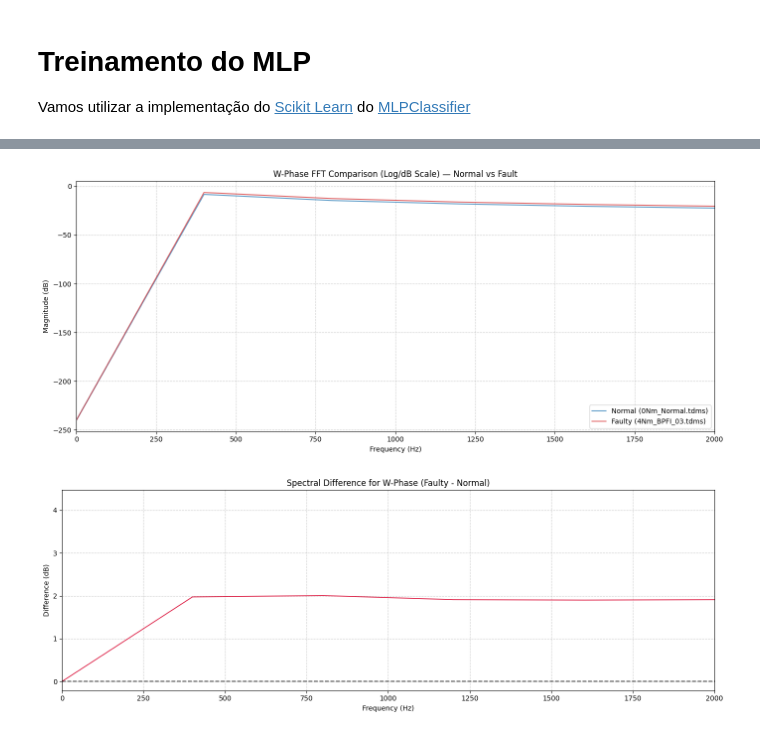
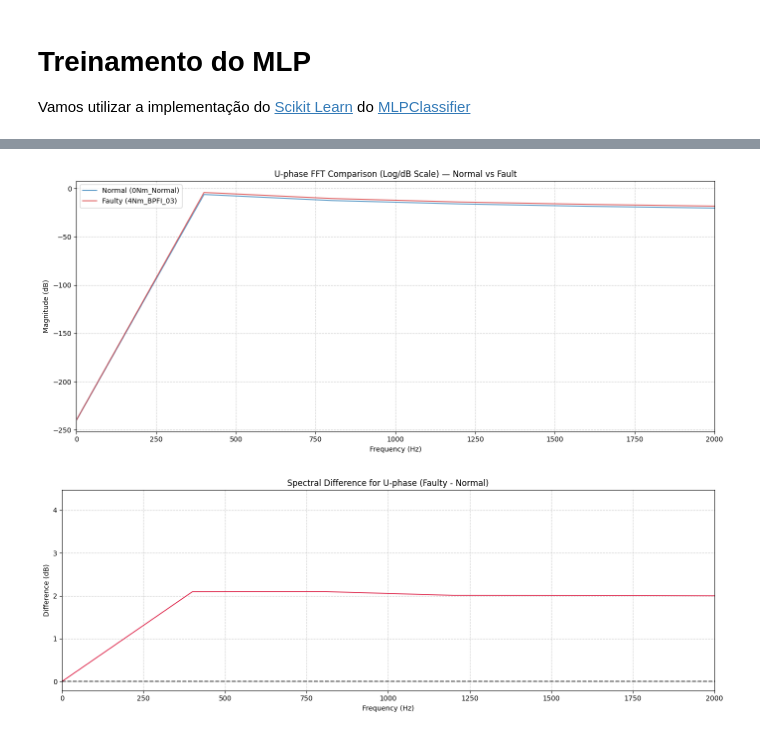
Before and after one commit to Carloscerq/CI-Digital-PBL---Circuitos-Digitais-IV, a Jupyter notebook: Scripts/mlp_training.ipynb, the cells around one changed output, grey strips where cells are left out. Saved outputs shown, nothing was run; the diff lists cells and outputs as text; code cells hidden in the pictures.

```diff
--- a/Scripts/mlp_training.ipynb
+++ b/Scripts/mlp_training.ipynb
@@ -369,9 +405,8 @@ fig, axes = plt.subplots(len(signals_to_plot), 1, figsize=(12, 2 * len(signals_t
 
 for ax, signal in zip(axes, signals_to_plot):
     windows = fft_results[target_file][signal]
-    if windows:
-        freqs = windows[0]["frequency"]
-        avg_amplitude = np.mean([w["amplitude"] for w in windows], axis=0) * (2 / WINDOW)
+    if len(windows):
+        avg_amplitude = windows.mean(axis=0) * (2 / WINDOW)
 
         ax.plot(freqs, avg_amplitude, color='tab:blue')
         ax.set_ylabel("Amplitude")
@@ -388,28 +423,25 @@ plt.show()
 # %%
 # Pick a file to inspect
 target_file = list(fft_results.keys())[9]
-signals = list(fft_results[target_file].keys())
+signals_to_plot = list(fft_results[target_file].keys())
 
 # Create a figure with one subplot per signal
-fig, axes = plt.subplots(len(signals), 1, figsize=(14, 2.5 * len(signals)), sharex=True)
+fig, axes = plt.subplots(len(signals_to_plot), 1, figsize=(14, 2.5 * len(signals_to_plot)), sharex=True)
 
-if len(signals) == 1:
+if len(signals_to_plot) == 1:
     axes = [axes]
 
-for ax, signal in zip(axes, signals):
-    windows = fft_results[target_file][signal]
-    if not windows:
+for ax, signal in zip(axes, signals_to_plot):
+    # Já é 2D: (n_janelas, n_bins) — exatamente o formato do espectrograma.
+    spectrogram_data = fft_results[target_file][signal] * (2 / WINDOW)
+    if not len(spectrogram_data):
         continue
-
-    freqs = windows[0]["frequency"]
-    # Build 2D array: shape (num_windows, num_freq_bins)
-    spectrogram_data = np.array([w["amplitude"] * (2 / WINDOW) for w in windows])
 
     im = ax.imshow(
         spectrogram_data.T,
         aspect="auto",
         origin="lower",
-        extent=[0, len(windows), freqs[0], freqs[-1]],
+        extent=[0, len(spectrogram_data), freqs[0], freqs[-1]],
         cmap="viridis",
         vmin=0  # Adjust max vmax if needed
     )
@@ -428,20 +460,16 @@ plt.show()
 # %%
-import numpy as np
-import matplotlib.pyplot as plt
-
-# 1. Select the two files you want to compare
-file_normal = "0Nm_Normal.tdms"
-file_faulty = "4Nm_BPFI_03.tdms"  # Change to any fault file
-signal = "W-phase"
+# 1. Select the two files you want to compare (as chaves agora são os nomes sem extensão)
+file_normal = "0Nm_Normal"
+file_faulty = "4Nm_BPFI_03"  # Change to any fault file
+signal = "U-phase"
 
 # 2. Extract window data
 win_norm = fft_results[file_normal][signal]
 win_fault = fft_results[file_faulty][signal]
-freqs = win_norm[0]["frequency"]
 
 # 3. Calculate mean amplitude across all windows (with 2/N scaling)
-amp_norm = np.mean([w["amplitude"] for w in win_norm], axis=0) * (2 / WINDOW)
-amp_fault = np.mean([w["amplitude"] for w in win_fault], axis=0) * (2 / WINDOW)
+amp_norm = win_norm.mean(axis=0) * (2 / WINDOW)
+amp_fault = win_fault.mean(axis=0) * (2 / WINDOW)
 
 # 4. Convert amplitudes to Decibels (dB)
 db_norm = 20 * np.log10(amp_norm + 1e-12)
@@ -455,28 +483,28 @@ plt.plot(freqs, db_fault, label=f"Faulty ({file_faulty})", alpha=0.7, color="tab
 plt.xlim(0, 2000)  # Current signatures are usually concentrated under 2000 Hz
 plt.xlabel("Frequency (Hz)")
 plt.ylabel("Magnitude (dB)")
-plt.title(f"W-Phase FFT Comparison (Log/dB Scale) — Normal vs Fault")
+plt.title(f"{signal} FFT Comparison (Log/dB Scale) — Normal vs Fault")
 plt.legend()
 plt.grid(True, which="both", linestyle="--", alpha=0.6)
 plt.tight_layout()
 plt.show()
 # %% [output]
-[figure, old version]
+[figure, new version]
 # %%
 # Calculate difference in dB (Fault - Normal)
 diff_db = db_fault - db_norm
 
 plt.figure(figsize=(14, 5))
 plt.plot(freqs, diff_db, color="crimson", linewidth=1.2)
 plt.axhline(0, color="black", linestyle="--", alpha=0.7)
 
 plt.xlim(0, 2000)
 plt.xlabel("Frequency (Hz)")
 plt.ylabel("Difference (dB)")
-plt.title(f"Spectral Difference for W-Phase (Faulty - Normal)")
+plt.title(f"Spectral Difference for {signal} (Faulty - Normal)")
 plt.grid(True, linestyle="--", alpha=0.6)
 plt.tight_layout()
 plt.show()
 # %% [output]
-[figure, old version]
+[figure, new version]
 # %%
```
Also changed, not shown: parts of 41 cells of this notebook, 3 other files.
